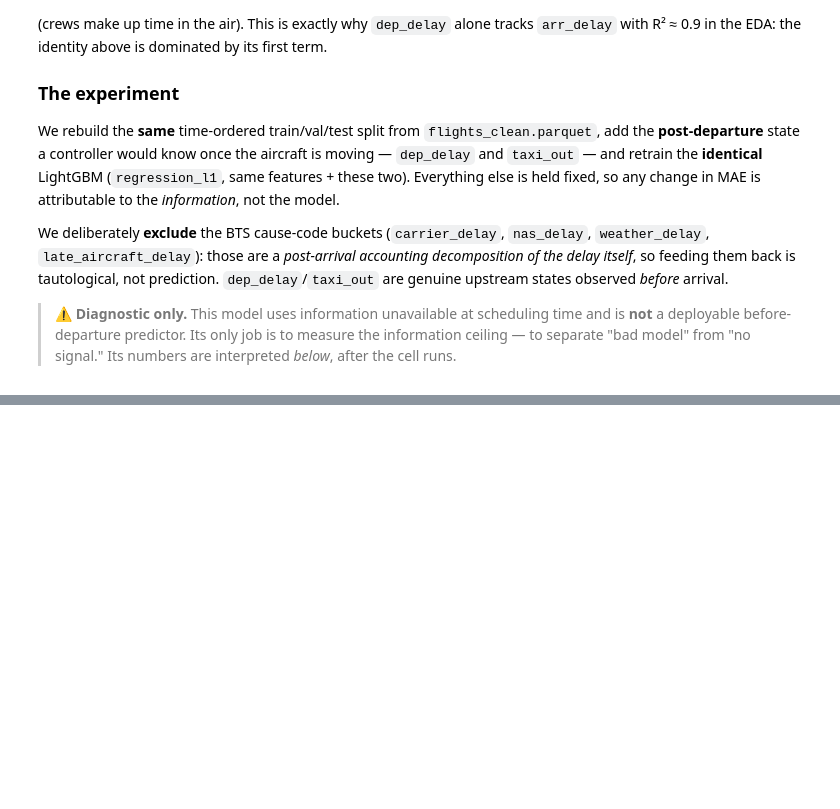
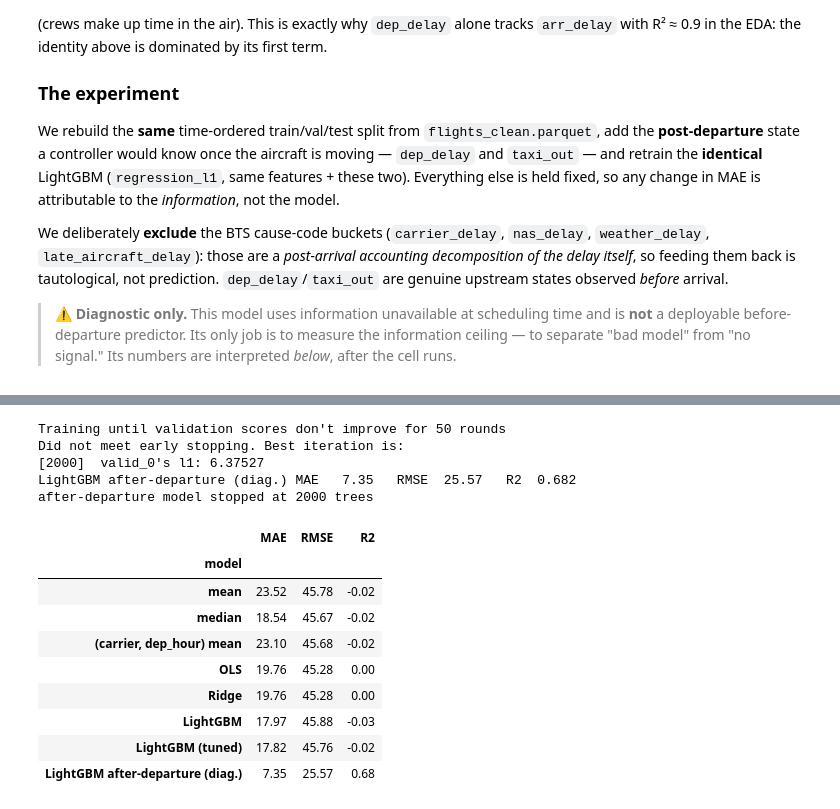
Before and after one commit to AdelinChaushev/Flight-Delay, a Jupyter notebook: notebooks/Modeling.ipynb, the cells around one changed output, grey strips where cells are left out. Drawn from its saved outputs; the diff is of its cells as text; code cells hidden in the pictures; blank space fills up the shorter version.

```diff
--- a/notebooks/Modeling.ipynb
+++ b/notebooks/Modeling.ipynb
@@ -403,0 +427,14 @@ We deliberately **exclude** the BTS cause-code buckets (`carrier_delay`, `nas_de
+# %%
+
+samp_ad = train_ad.sample(n=1_000_000, random_state=0)
+Xs_ad = samp_ad[feat_ad].copy()
+ys_ad = samp_ad["arr_delay_capped"]
+for c in tree_cat:
+    Xs_ad[c] = Xs_ad[c].astype("category")
+
+objective_ad = make_lgbm_l1_objective(Xs_ad, ys_ad, Xva_ad, y_valcap_ad, y_val_ad)
+
+study_ad = optuna.create_study(direction="minimize")
+study_ad.optimize(objective_ad, n_trials=25, show_progress_bar=True)
+print("best val MAE:", round(study_ad.best_value, 3))
+study_ad.best_params
@@ -403,0 +464,19 @@ We deliberately **exclude** the BTS cause-code buckets (`carrier_delay`, `nas_de
+# %%
+best_ad = dict(objective="regression_l1", n_estimators=2000, n_jobs=-1, verbose=-1,
+               subsample_freq=1, **study_ad.best_params)
+
+mlflow.set_experiment("flight-delay-DIAGNOSTIC")
+with mlflow.start_run(run_name="LightGBM after-departure (diagnostic)"):
+    lgbm_ad = lgb.LGBMRegressor(**best_ad).fit(
+        Xtr_ad, y_train_ad, eval_set=[(Xva_ad, y_valcap_ad)], eval_metric="l1",
+        callbacks=[lgb.early_stopping(50), lgb.log_evaluation(0)])
+    scores = evaluate("LightGBM after-departure (diag.)", y_val_ad, lgbm_ad.predict(Xva_ad), results)
+    mlflow.log_params({**best_ad, "best_iteration": lgbm_ad.best_iteration_,
+                       "features": ",".join(feat_ad),
+                       "WARNING": "diagnostic - uses post-departure info, not deployable"})
+    mlflow.log_metrics({f"val_{k}": v for k, v in scores.items()})
+    mlflow.lightgbm.log_model(lgbm_ad, name="model")
+
+print(f"after-departure model stopped at {lgbm_ad.best_iteration_} trees")
+pd.DataFrame(results).set_index("model").round(2)
+# %% [output]
@@ -403,0 +484,15 @@ We deliberately **exclude** the BTS cause-code buckets (`carrier_delay`, `nas_de
+Training until validation scores don't improve for 50 rounds
+Did not meet early stopping. Best iteration is:
+[2000]  valid_0's l1: 6.37527
+LightGBM after-departure (diag.) MAE   7.35   RMSE  25.57   R2  0.682
+after-departure model stopped at 2000 trees
+|  | MAE | RMSE | R2 |
+| model |  |  |  |
+| mean | 23.52 | 45.78 | -0.02 |
+| median | 18.54 | 45.67 | -0.02 |
+| (carrier, dep_hour) mean | 23.10 | 45.68 | -0.02 |
+| OLS | 19.76 | 45.28 | 0.00 |
+| Ridge | 19.76 | 45.28 | 0.00 |
+| LightGBM | 17.97 | 45.88 | -0.03 |
+| LightGBM (tuned) | 17.82 | 45.76 | -0.02 |
+| LightGBM after-departure (diag.) | 7.35 | 25.57 | 0.68 |
```
Also changed, not shown: parts of 5 cells of this notebook, 3 other files.
